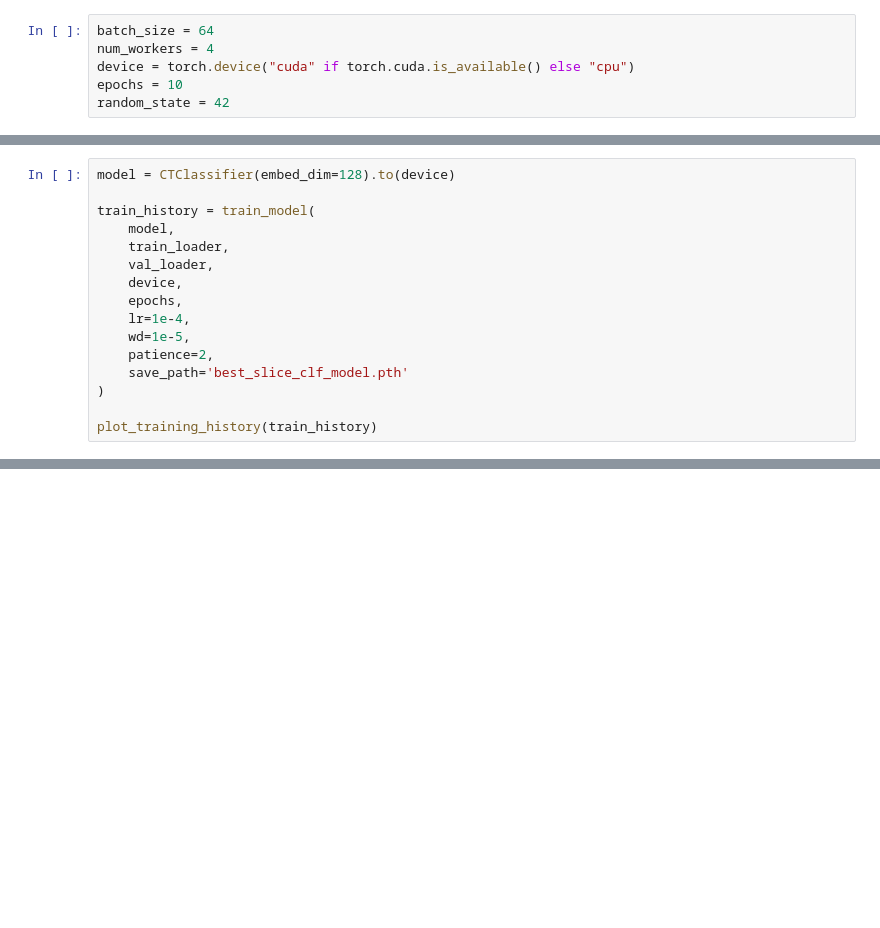
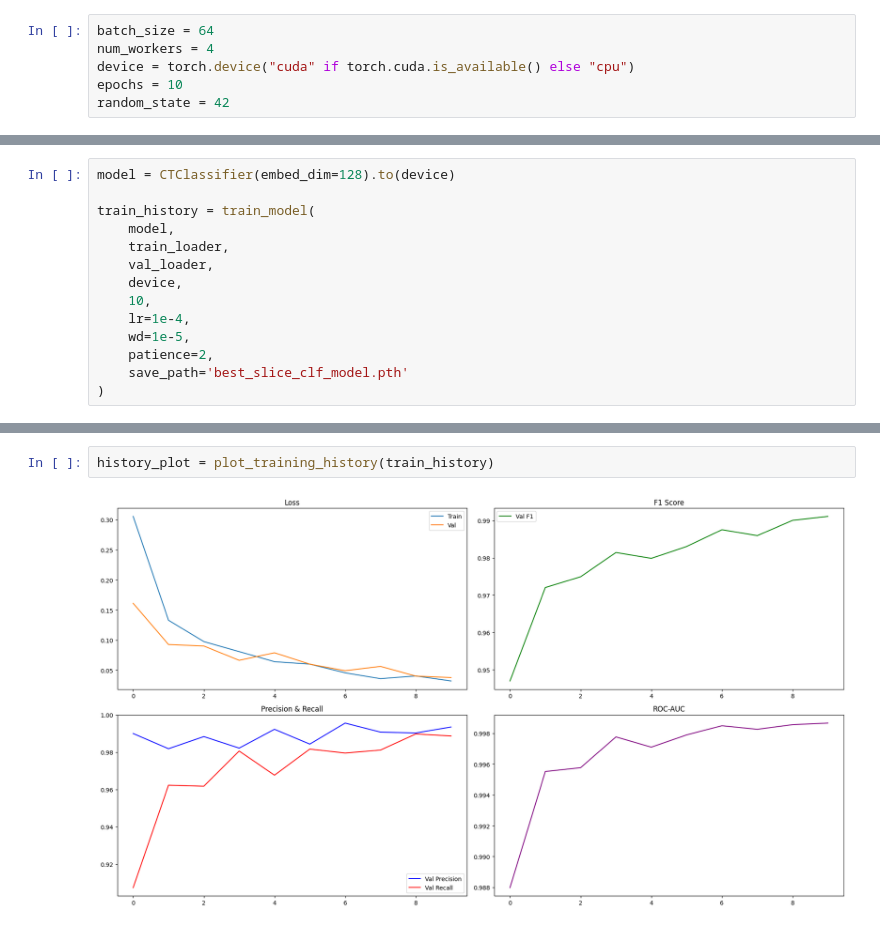
Before and after one commit to teydea/Chest-CT-Pathology-Classifier-, a Jupyter notebook: notebooks/slice_clf.ipynb, the cells around one changed output, grey strips where cells are left out. Saved outputs shown, nothing was run; the diff lists cells and outputs as text; blank space fills up the shorter version.

Commit message:
train process

```diff
--- a/notebooks/slice_clf.ipynb
+++ b/notebooks/slice_clf.ipynb
@@ -124,11 +133,9 @@ train_history = train_model(
     train_loader,
     val_loader,
     device,
-    epochs,
+    10,
     lr=1e-4,
     wd=1e-5,
     patience=2,
     save_path='best_slice_clf_model.pth'
 )
-
-plot_training_history(train_history)
@@ -135 +160,5 @@ plot_training_history(train_history)
+# %%
+history_plot = plot_training_history(train_history)
+# %% [output]
+[figure, added]
 # %%
```
Also changed, not shown: parts of 6 cells of this notebook, 3 other files.
